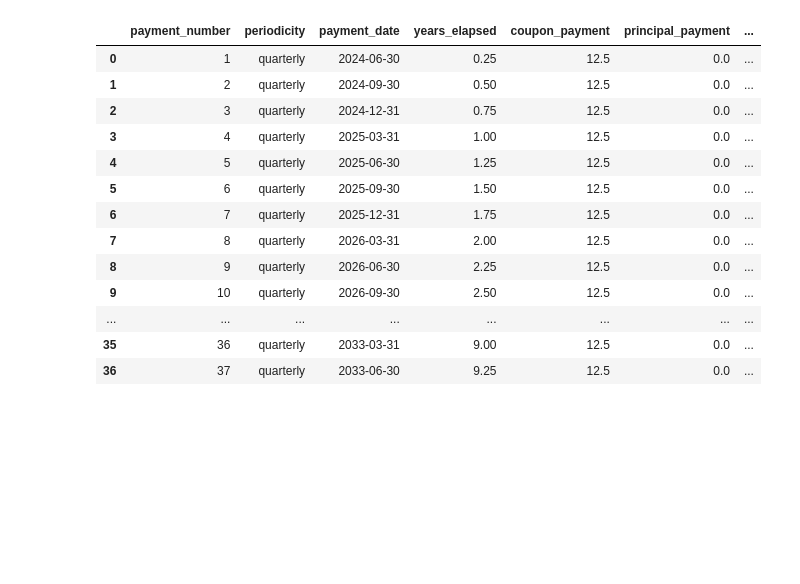
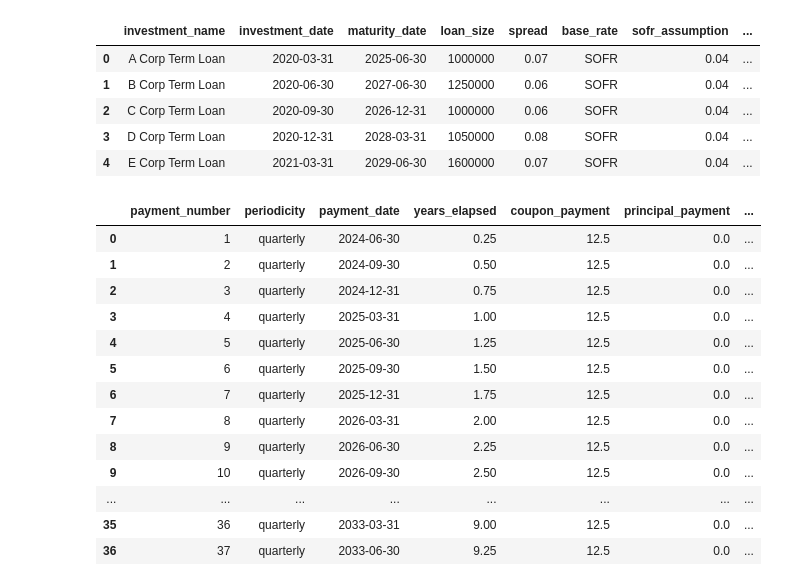
Before and after one commit to mmcleary6/credit_model, a Jupyter notebook: asset_modeling.ipynb, the cells around one changed output. Cells and saved outputs as stored; diff of their text form; code cells hidden in the pictures; blank space fills up the shorter version.

```diff
--- a/asset_modeling.ipynb
+++ b/asset_modeling.ipynb
@@ -1,6 +1,34 @@
 # %%
 from asset_modeling.credit import standard_loan, amortizing_loan, bullet_loan, private_credit_loan_model, loan_portfolio
 import pandas as pd
+# %%
+schedule_of_investments = pd.DataFrame(
+    {
+        "investment_name": ["A Corp Term Loan", "B Corp Term Loan",  "C Corp Term Loan",  "D Corp Term Loan",  "E Corp Term Loan"],
+        "investment_date": [pd.Timestamp("2020-03-31"), pd.Timestamp("2020-06-30"), pd.Timestamp("2020-09-30"), pd.Timestamp("2020-12-31"), pd.Timestamp("2021-03-31")],
+        "maturity_date": [pd.Timestamp("2025-06-30"), pd.Timestamp("2027-06-30"), pd.Timestamp("2026-12-31"), pd.Timestamp("2028-03-31"), pd.Timestamp("2029-06-30")],
+        "loan_size": [1_000_000, 1_250_000, 1_000_000, 1_050_000, 1_600_000],
+        "spread": [0.07, 0.06, 0.06, 0.08, 0.07],
+        "base_rate": ['SOFR', 'SOFR', 'SOFR', 'SOFR', 'SOFR'],
+        "sofr_assumption": [0.04, 0.04, 0.04, 0.04, 0.04],
+        "cash_interest_rate": [0.08, 0.08, 0.08, 0.08, 0.08],
+        "pik_interest": [0.02, 0.02, 0.02, 0.02, 0.02],
+        "amortization": [0.01, 0.01, 0.01, 0.01, 0.01],
+        "oid": [0.03, 0.02, 0.03, 0.04, 0.02],
+        "exit_fee": [0.02, 0.02, 0.02, 0.02, 0.02],
+        "prepayment_date": [None, None, None, None, None],
+    }
+)
+
+portfolio, funds, funds_summary = loan_portfolio(schedule_of_investments)
+funds_summary
+# %% [output]
+|  | investment_name | investment_date | maturity_date | loan_size | spread | base_rate | sofr_assumption | ... |
+| 0 | A Corp Term Loan | 2020-03-31 | 2025-06-30 | 1000000 | 0.07 | SOFR | 0.04 | ... |
+| 1 | B Corp Term Loan | 2020-06-30 | 2027-06-30 | 1250000 | 0.06 | SOFR | 0.04 | ... |
+| 2 | C Corp Term Loan | 2020-09-30 | 2026-12-31 | 1000000 | 0.06 | SOFR | 0.04 | ... |
+| 3 | D Corp Term Loan | 2020-12-31 | 2028-03-31 | 1050000 | 0.08 | SOFR | 0.04 | ... |
+| 4 | E Corp Term Loan | 2021-03-31 | 2029-06-30 | 1600000 | 0.07 | SOFR | 0.04 | ... |
 # %%
 cash_flows = standard_loan(
     par_value=1000,
```
Also changed, not shown: parts of 1 cell of this notebook, 3 other files.
